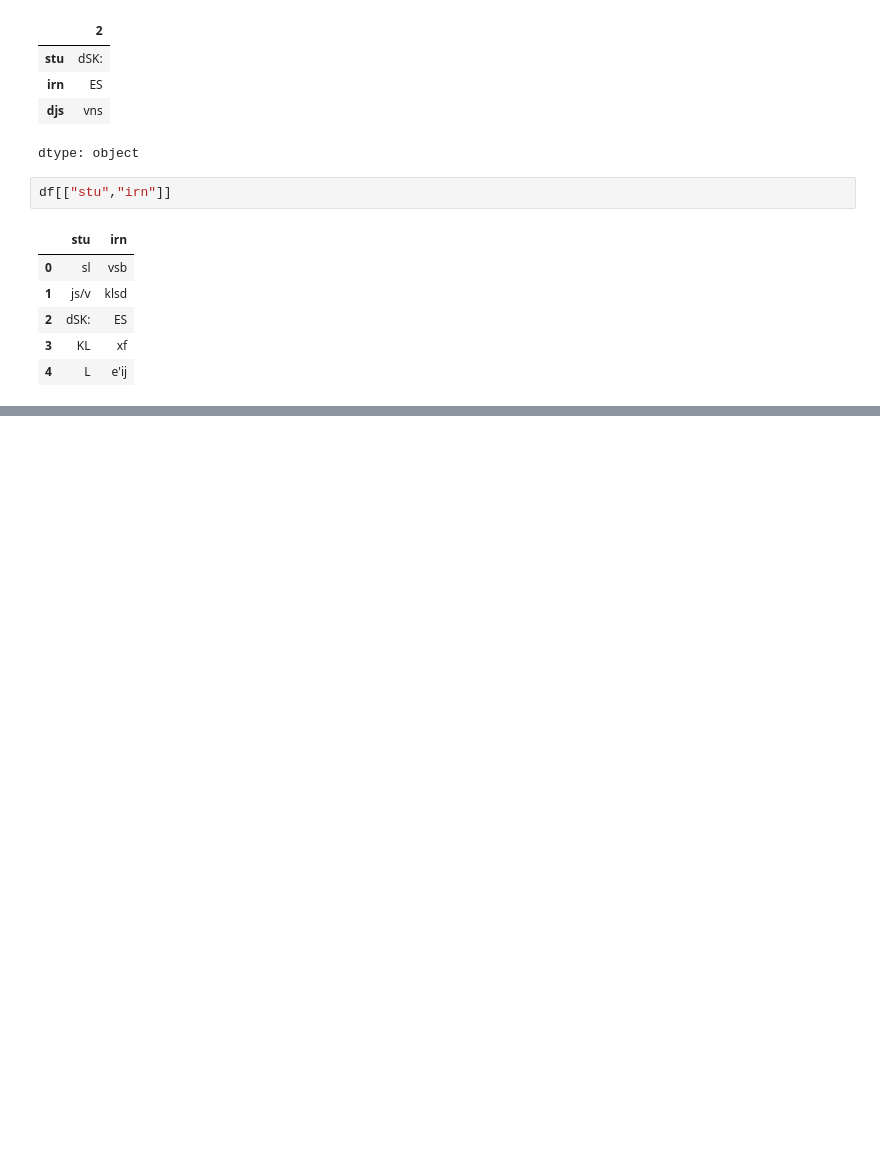
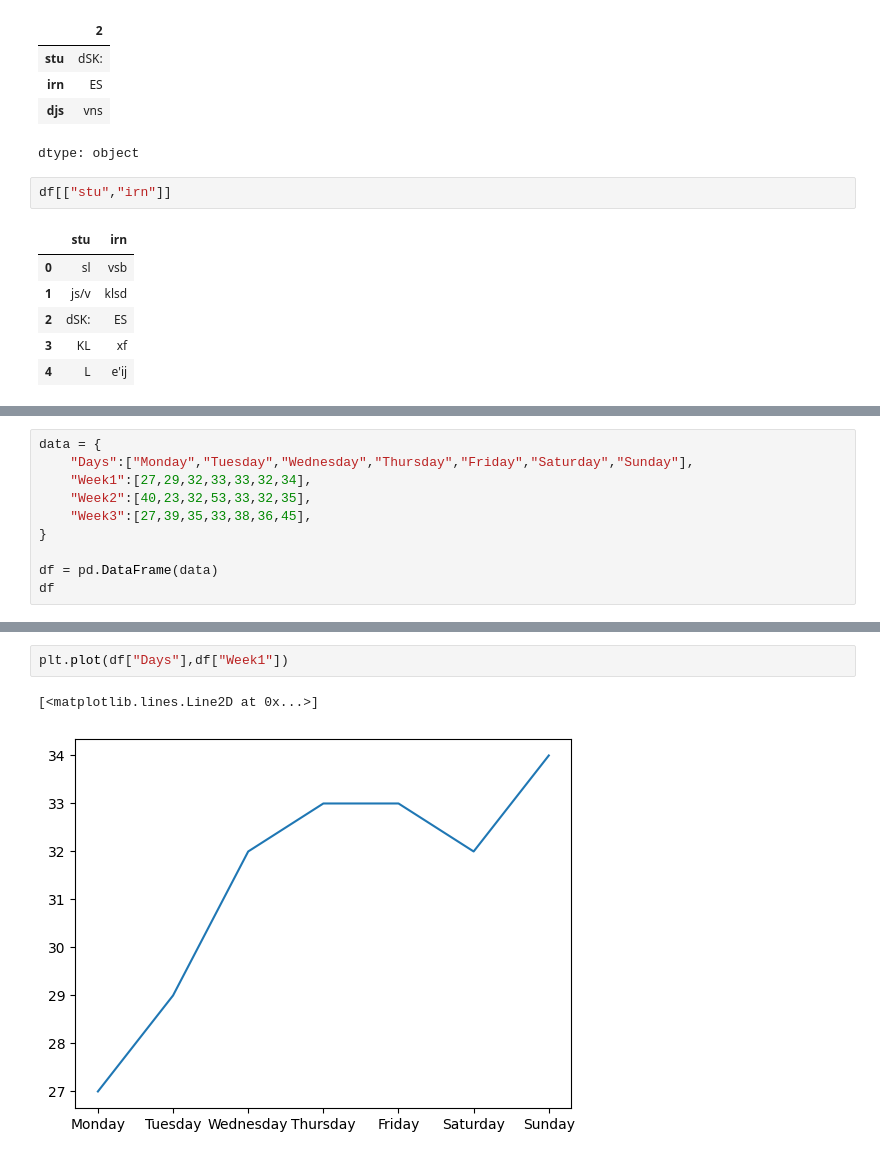
Before and after one commit to suryadwd/EXPRESSOR, a Jupyter notebook: Welcome_To_Colab.ipynb, the cells around one changed output, grey strips where cells are left out. Saved outputs shown, nothing was run; the diff lists cells and outputs as text; blank space fills up the shorter version.

```diff
--- a/Welcome_To_Colab.ipynb
+++ b/Welcome_To_Colab.ipynb
@@ -412,0 +458,10 @@ df[["stu","irn"]]
+# %%
+data = {
+    "Days":["Monday","Tuesday","Wednesday","Thursday","Friday","Saturday","Sunday"],
+    "Week1":[27,29,32,33,33,32,34],
+    "Week2":[40,23,32,53,33,32,35],
+    "Week3":[27,39,35,33,38,36,45],
+}
+
+df = pd.DataFrame(data)
+df
@@ -412,0 +477,5 @@ df[["stu","irn"]]
+# %%
+plt.plot(df["Days"],df["Week1"])
+# %% [output]
+[<matplotlib.lines.Line2D at 0x...>]
+[figure, added]
```
Also changed, not shown: parts of 14 cells of this notebook.
